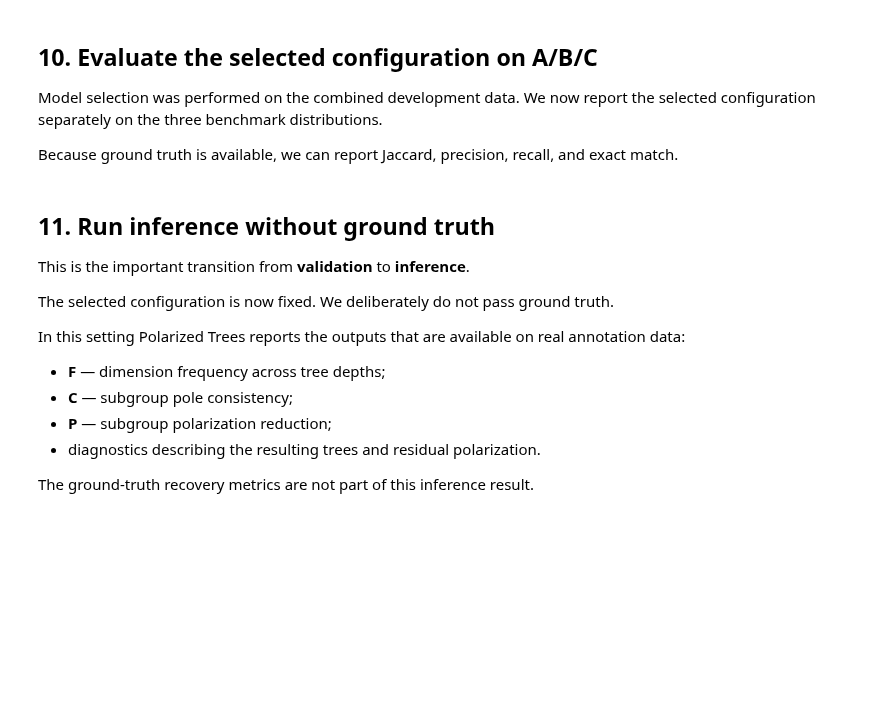
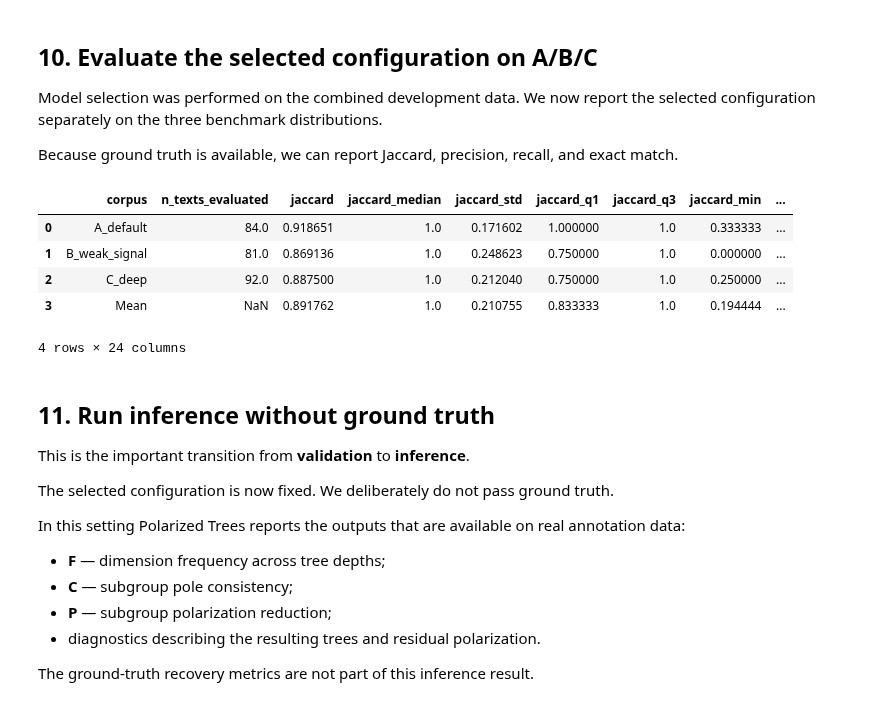
Before and after one commit to Swkratis210204/polartox, a Jupyter notebook: benchmarks/notebooks/treesbenchmark.ipynb, the cells around one changed output. Saved outputs shown, nothing was run; the diff lists cells and outputs as text; code cells hidden in the pictures; blank space fills up the shorter version.

```diff
--- a/benchmarks/notebooks/treesbenchmark.ipynb
+++ b/benchmarks/notebooks/treesbenchmark.ipynb
@@ -367,3 +444,31 @@ display(selected_recovery)
+# %%
+# Per-corpus recovery of the selected (rank 1) configuration:
+# mean plus distribution statistics of the per-text values,
+# and the average over corpora.
+group_results = benchmark.get_group_results()
+
+selected_recovery = group_results[group_results["rank"] == 1]
+selected_recovery = selected_recovery[
+    ["corpus", "n_texts_evaluated", *benchmark._value_columns()]
+].reset_index(drop=True)
+
+mean_row = benchmark.get_results().iloc[[0]][
+    benchmark._value_columns()
+].assign(corpus="Mean")
+
+selected_recovery = pd.concat(
+    [selected_recovery, mean_row],
+    ignore_index=True,
+)
+
+display(selected_recovery)
+# %% [output]
+|  | corpus | n_texts_evaluated | jaccard | jaccard_median | jaccard_std | jaccard_q1 | jaccard_q3 | jaccard_min | ... |
+| 0 | A_default | 84.0 | 0.918651 | 1.0 | 0.171602 | 1.000000 | 1.0 | 0.333333 | ... |
+| 1 | B_weak_signal | 81.0 | 0.869136 | 1.0 | 0.248623 | 0.750000 | 1.0 | 0.000000 | ... |
+| 2 | C_deep | 92.0 | 0.887500 | 1.0 | 0.212040 | 0.750000 | 1.0 | 0.250000 | ... |
+| 3 | Mean | NaN | 0.891762 | 1.0 | 0.210755 | 0.833333 | 1.0 | 0.194444 | ... |
+4 rows × 24 columns
 # %% [markdown]
 ## 11. Run inference without ground truth
 
```
Also changed, not shown: parts of 13 cells of this notebook, 13 other files.
